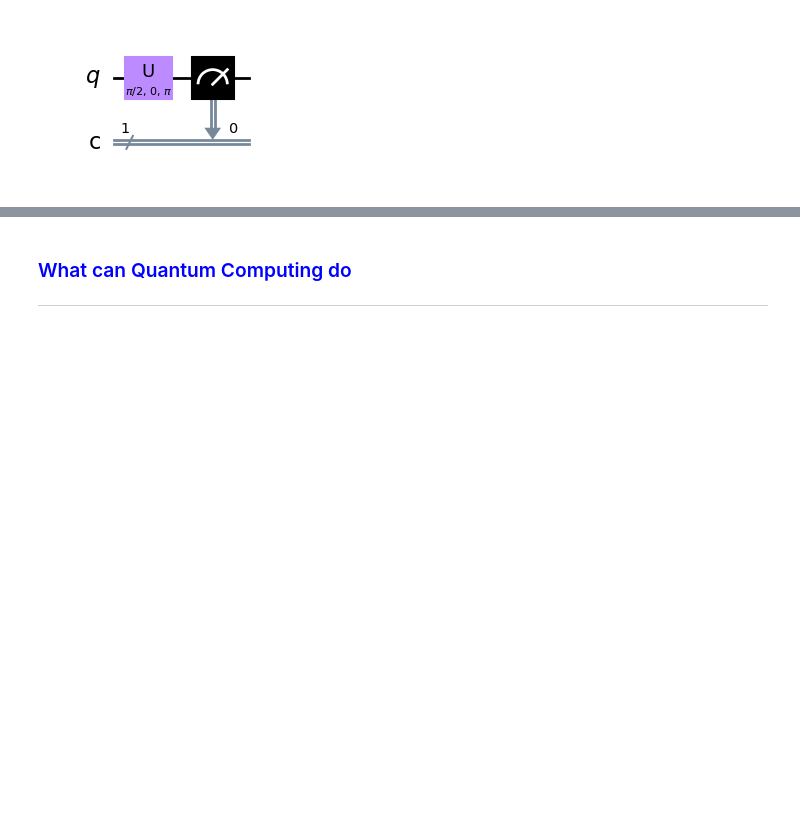
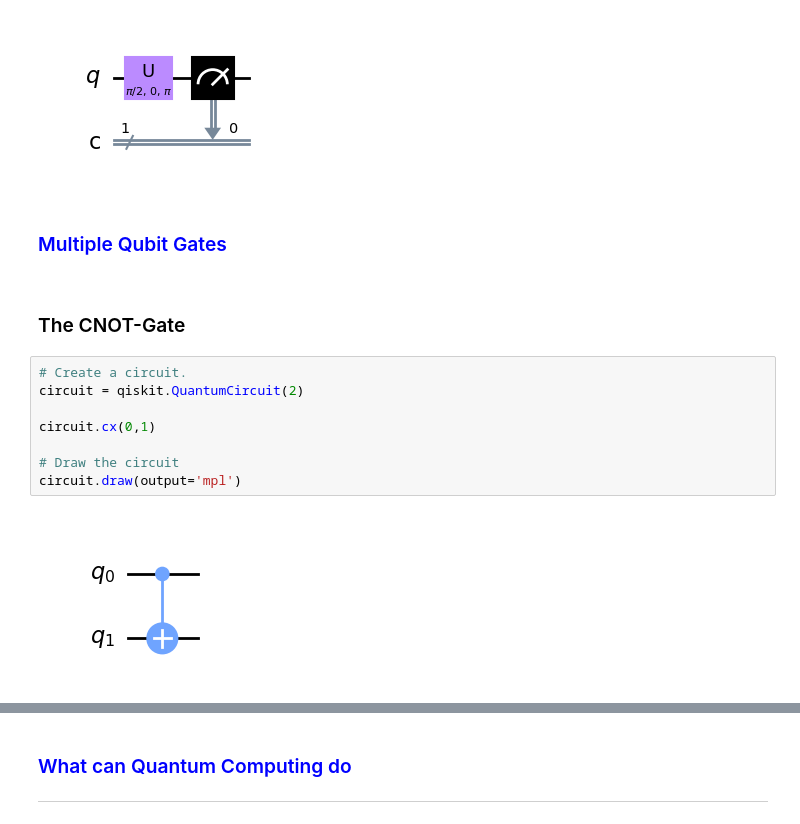
Before and after one commit to adamdalton155/EmergingTechRepoFinal, a Jupyter notebook: Topic Five.ipynb, the cells around one changed output, grey strips where cells are left out. Saved outputs shown, nothing was run; the diff lists cells and outputs as text; blank space fills up the shorter version.

Commit message:
added multiple gates

```diff
--- a/Topic Five.ipynb
+++ b/Topic Five.ipynb
@@ -167,3 +167,17 @@ circuit.measure(0, 0)
 circuit.draw(output='mpl')
 # %% [output]
 [figure]
+# %% [markdown]
+<font color=blue><h3>Multiple Qubit Gates</h3>
+# %% [markdown]
+<h3>The CNOT-Gate</h3>
+# %%
+# Create a circuit.
+circuit = qiskit.QuantumCircuit(2)
+
+circuit.cx(0,1)
+
+# Draw the circuit
+circuit.draw(output='mpl')
+# %% [output]
+[figure, added]
```
Also changed, not shown: parts of 2 cells of this notebook.
